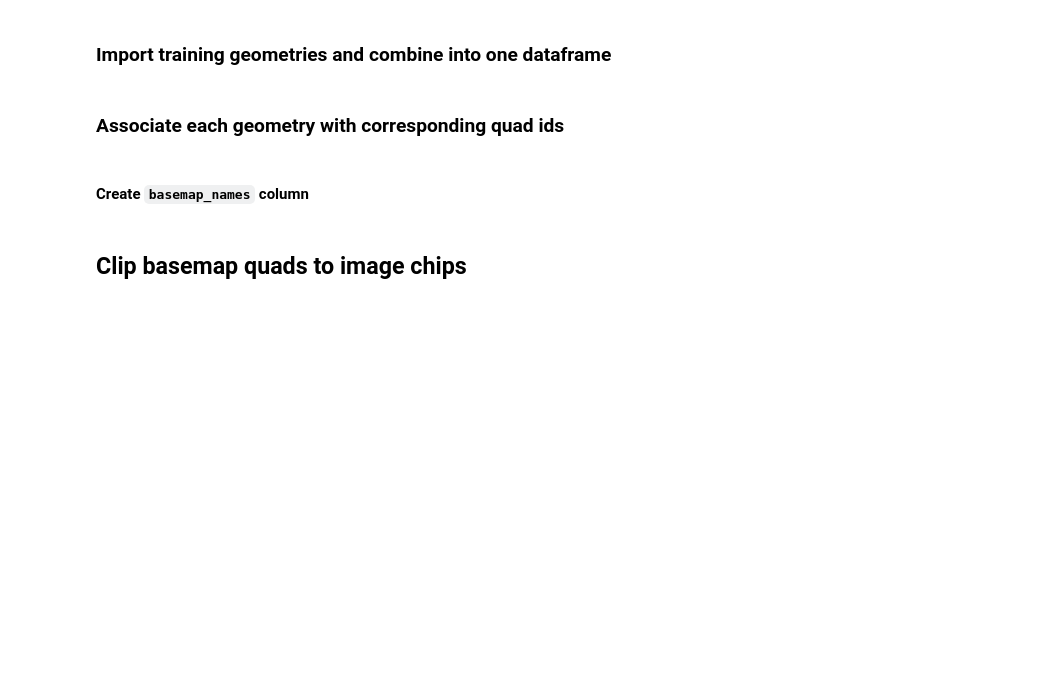
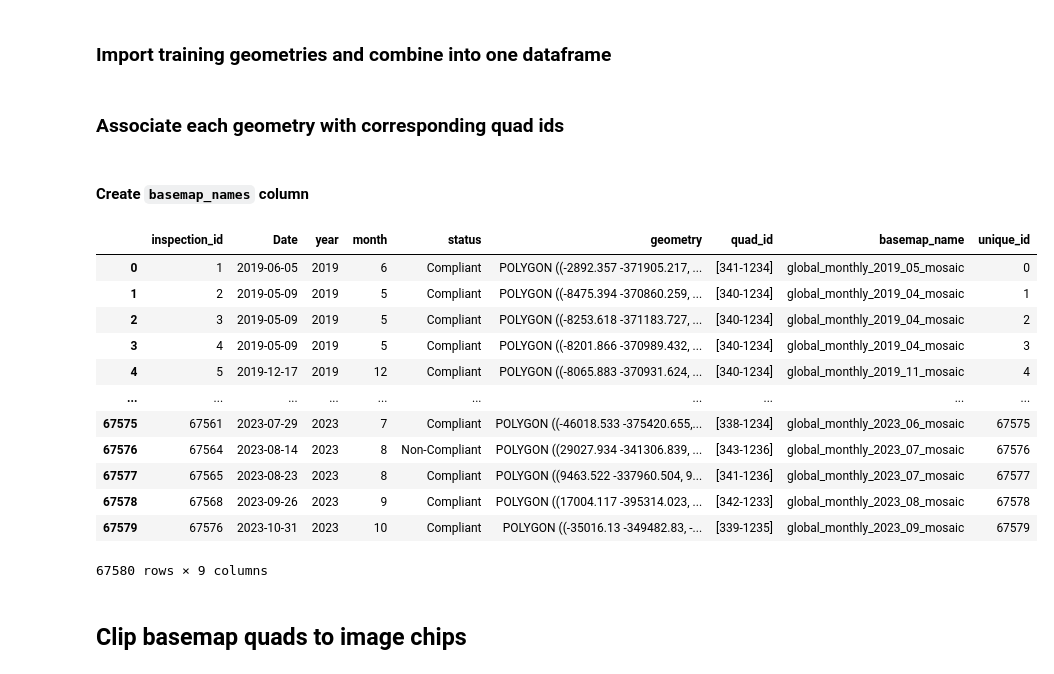
Before and after one commit to wildfire-prep/data-preparation, a Jupyter notebook: code/02_clipping/03_clip_basemap_images.ipynb, the cells around one changed output. Cells and saved outputs as stored; diff of their text form; code cells hidden in the pictures; blank space fills up the shorter version.

```diff
--- a/code/02_clipping/03_clip_basemap_images.ipynb
+++ b/code/02_clipping/03_clip_basemap_images.ipynb
@@ -89,7 +89,23 @@ gdf["basemap_name"] = gdf.apply(
 gdf["unique_id"] = gdf.index
 
 # Drop unnecessary columns
-gdf = gdf.drop(columns=["fulcrum_id", "apn"])
+gdf = gdf.drop(columns=["apn"])
+# %%
+gdf
+# %% [output]
+|  | inspection_id | Date | year | month | status | geometry | quad_id | basemap_name | unique_id |
+| 0 | 1 | 2019-06-05 | 2019 | 6 | Compliant | POLYGON ((-2892.357 -371905.217, ... | [341-1234] | global_monthly_2019_05_mosaic | 0 |
+| 1 | 2 | 2019-05-09 | 2019 | 5 | Compliant | POLYGON ((-8475.394 -370860.259, ... | [340-1234] | global_monthly_2019_04_mosaic | 1 |
+| 2 | 3 | 2019-05-09 | 2019 | 5 | Compliant | POLYGON ((-8253.618 -371183.727, ... | [340-1234] | global_monthly_2019_04_mosaic | 2 |
+| 3 | 4 | 2019-05-09 | 2019 | 5 | Compliant | POLYGON ((-8201.866 -370989.432, ... | [340-1234] | global_monthly_2019_04_mosaic | 3 |
+| 4 | 5 | 2019-12-17 | 2019 | 12 | Compliant | POLYGON ((-8065.883 -370931.624, ... | [340-1234] | global_monthly_2019_11_mosaic | 4 |
+| ... | ... | ... | ... | ... | ... | ... | ... | ... | ... |
+| 67575 | 67561 | 2023-07-29 | 2023 | 7 | Compliant | POLYGON ((-46018.533 -375420.655,... | [338-1234] | global_monthly_2023_06_mosaic | 67575 |
+| 67576 | 67564 | 2023-08-14 | 2023 | 8 | Non-Compliant | POLYGON ((29027.934 -341306.839, ... | [343-1236] | global_monthly_2023_07_mosaic | 67576 |
+| 67577 | 67565 | 2023-08-23 | 2023 | 8 | Compliant | POLYGON ((9463.522 -337960.504, 9... | [341-1236] | global_monthly_2023_07_mosaic | 67577 |
+| 67578 | 67568 | 2023-09-26 | 2023 | 9 | Compliant | POLYGON ((17004.117 -395314.023, ... | [342-1233] | global_monthly_2023_08_mosaic | 67578 |
+| 67579 | 67576 | 2023-10-31 | 2023 | 10 | Compliant | POLYGON ((-35016.13 -349482.83, -... | [339-1235] | global_monthly_2023_09_mosaic | 67579 |
+67580 rows × 9 columns
 # %%
 # Save the gdf to a file
 gdf[
```
Also changed, not shown: parts of 1 cell of this notebook, 8 other files.
